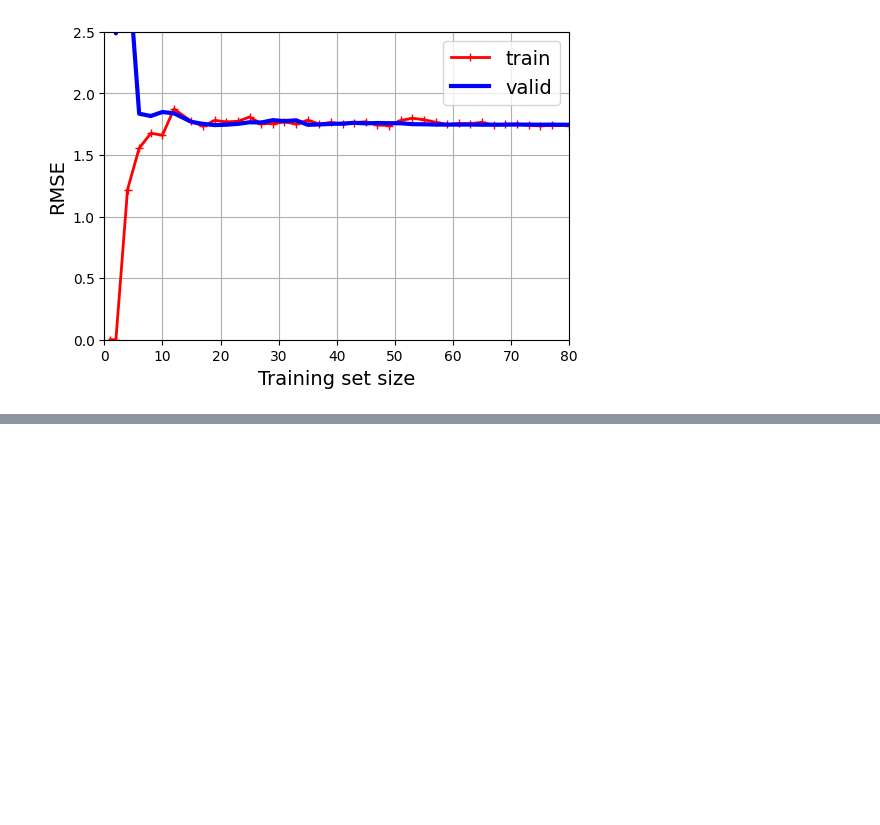
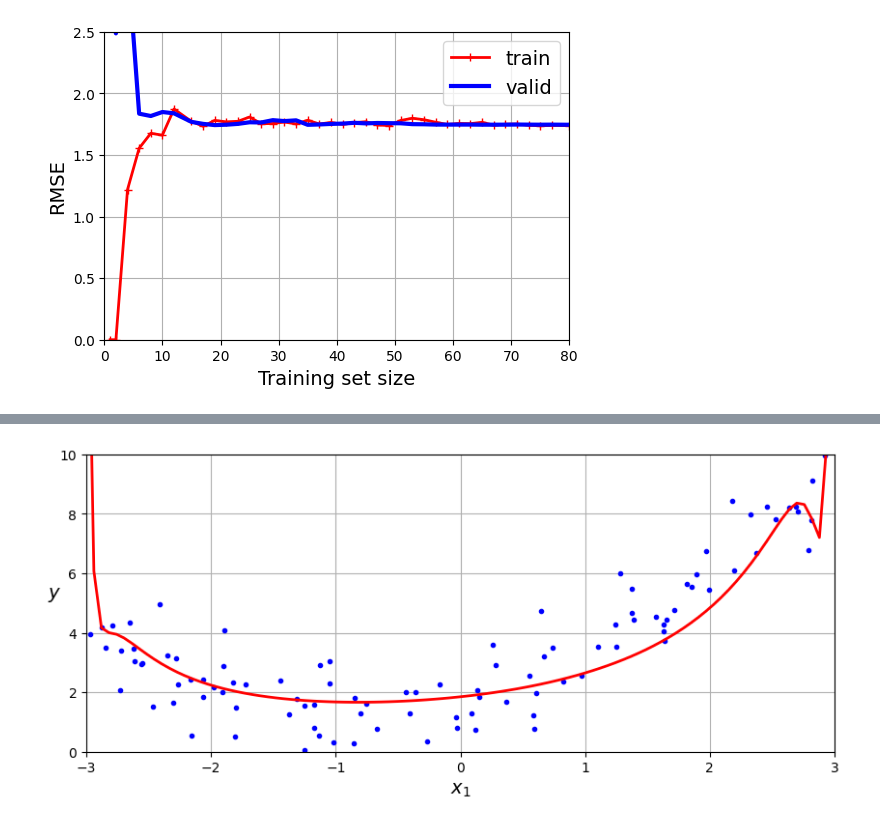
Before and after one commit to thangquang09/Basic-MachineLearning, a Jupyter notebook: Chapter 4. Training Models/TrainingModels.ipynb, the cells around one changed output, grey strips where cells are left out. Saved outputs shown, nothing was run; the diff lists cells and outputs as text; code cells hidden in the pictures; blank space fills up the shorter version.

```diff
--- a/Chapter 4. Training Models/TrainingModels.ipynb
+++ b/Chapter 4. Training Models/TrainingModels.ipynb
@@ -414,0 +523,46 @@ plt.show()
+# %%
+from copy import deepcopy
+from sklearn.metrics import mean_squared_error
+from sklearn.preprocessing import StandardScaler
+
+X_train, y_train = X[: m // 2], y[: m // 2, 0]
+X_valid, y_valid = X[m // 2 :], y[m // 2 :, 0]
+
+rmse_vals = []
+rmse_trains = []
+preprocessing = make_pipeline(
+    PolynomialFeatures(degree = 90, include_bias = False),
+    StandardScaler()
+)
+X_train_prep = preprocessing.fit_transform(X_train)
+X_valid_prep = preprocessing.transform(X_valid)
+sgd_reg = SGDRegressor(penalty = None, eta0 = 0.002, random_state = 42)
+n_epochs = 500
+best_valid_rmse = float('inf')
+
+for epoch in range(n_epochs):
+    sgd_reg.partial_fit(X_train_prep, y_train)
+    y_valid_prediction = sgd_reg.predict(X_valid_prep)
+    y_train_predict = sgd_reg.predict(X_train_prep)
+    rmse_train = mean_squared_error(y_train, y_train_predict)
+    rmse_val = mean_squared_error(y_valid, y_valid_prediction)
+    rmse_vals.append(rmse_val)
+    rmse_trains.append(rmse_train)
+    if rmse_val < best_valid_rmse:
+        best_valid_rmse = rmse_val
+        best_model = deepcopy(sgd_reg)
+# %%
+plt.figure(figsize=(10, 4))
+plt.plot(X, y, 'b.')
+X_new = np.linspace(-3, 3, 100).reshape(100, 1)
+X_new_poly = preprocessing.transform(X_new)
+y_new = best_model.predict(X_new_poly)
+plt.plot(X_new, y_new, 'r-', linewidth = 2, label = 'Predictions')
+plt.grid()
+plt.axis([-3, 3, 0, 10])
+plt.xlabel("$x_1$")
+plt.ylabel("$y$", rotation = 0)
+savefig(plt, "early_stopping_prediction_line")
+plt.show()
+# %% [output]
+[figure, added]
```
Also changed, not shown: parts of 19 cells of this notebook, 5 other files.
